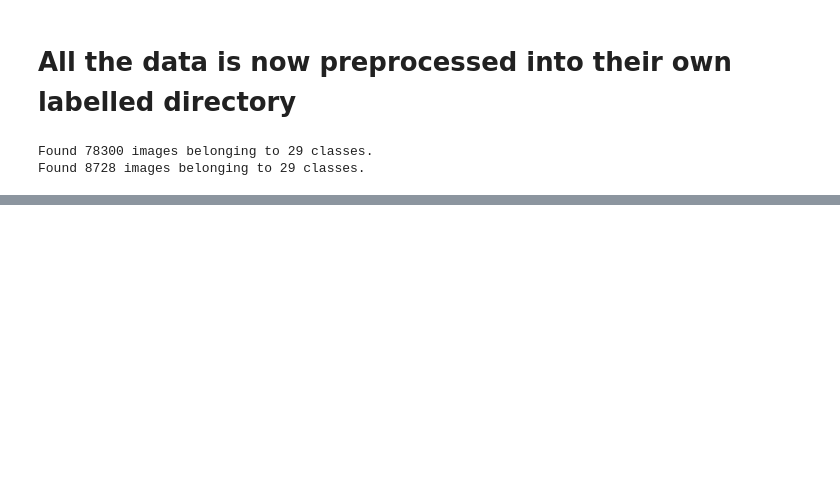
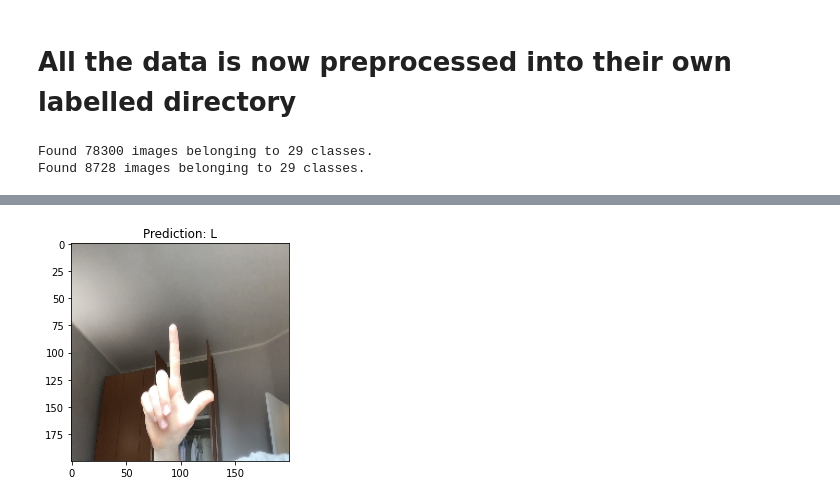
Before and after one commit to olestole/ASL-classifier, a Jupyter notebook: als_classifier.ipynb, the cells around one changed output, grey strips where cells are left out. Cells and saved outputs as stored; diff of their text form; code cells hidden in the pictures; blank space fills up the shorter version.

```diff
--- a/als_classifier.ipynb
+++ b/als_classifier.ipynb
@@ -296,0 +370,32 @@ print(history)
+# %%
+test_images = [plt.imread(img) for img in glob.glob(os.path.join(source_test_data_path, "*"))]
+random_images = np.asarray([get_random_image(from_validation=True) for i in range(10)])
+images, titles = random_images[:,0], random_images[:,1]
+
+
+def predict_image(image):
+    # Preprocess the image loaded with cv2
+    tf_image = tf.keras.utils.img_to_array(image)
+    tf_image = tf.expand_dims(tf_image, 0)
+
+    # Predict the class of the image using the trained model
+    pred = model.predict(tf_image)
+    pred_index = np.argmax(pred)
+    pred_category = categories_list[pred_index]
+
+    plt.title(f"Prediction: {pred_category}")
+    plt.imshow(image)
+    plt.show()
+
+def predict_images(image_arr):
+    for image in image_arr:
+        predict_image(image)
+# %%
+# Reshape the image to fit in the input_size of the model
+self_image = cv2.imread("./L_self.jpg")
+self_image = cv2.cvtColor(self_image, cv2.COLOR_BGR2RGB)
+self_image = cv2.resize(self_image, dsize=target_size[:-1], interpolation=cv2.INTER_CUBIC)
+
+predict_images([self_image])
+# %% [output]
+[figure, added]
```
Also changed, not shown: parts of 24 cells of this notebook, 24 other files.
